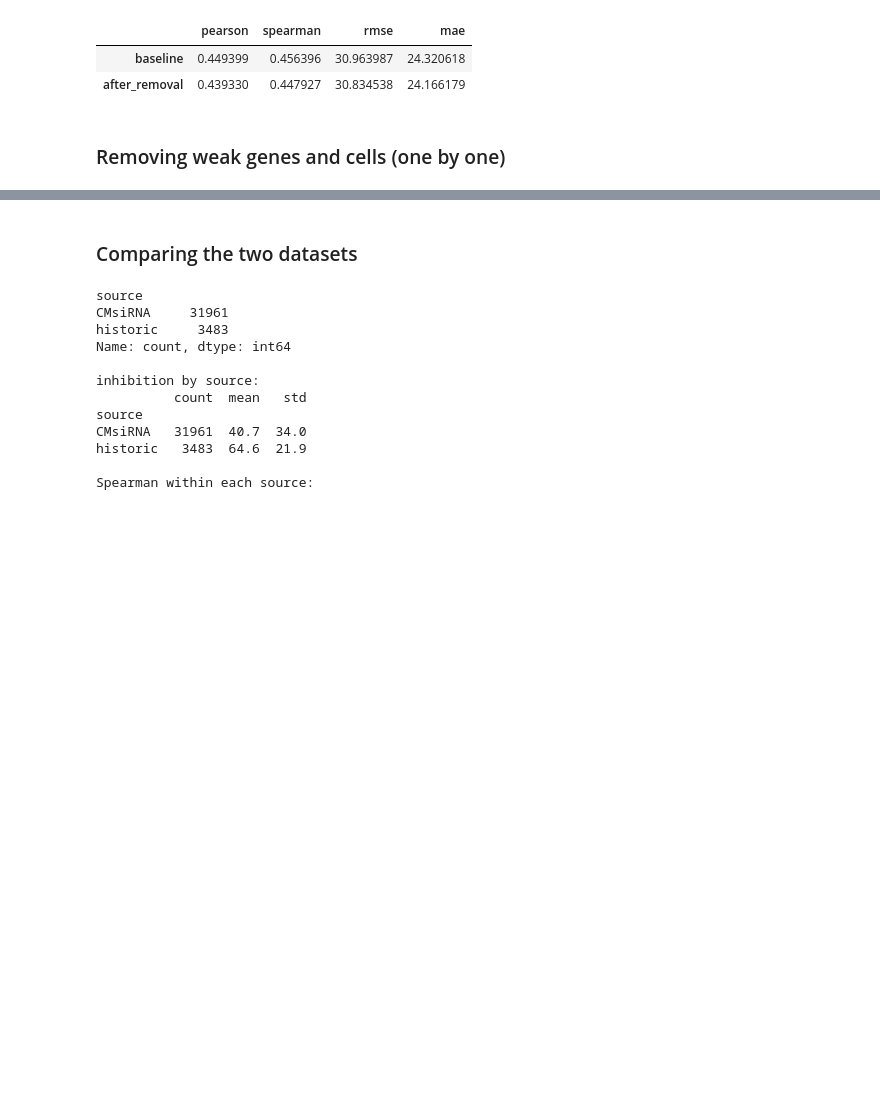
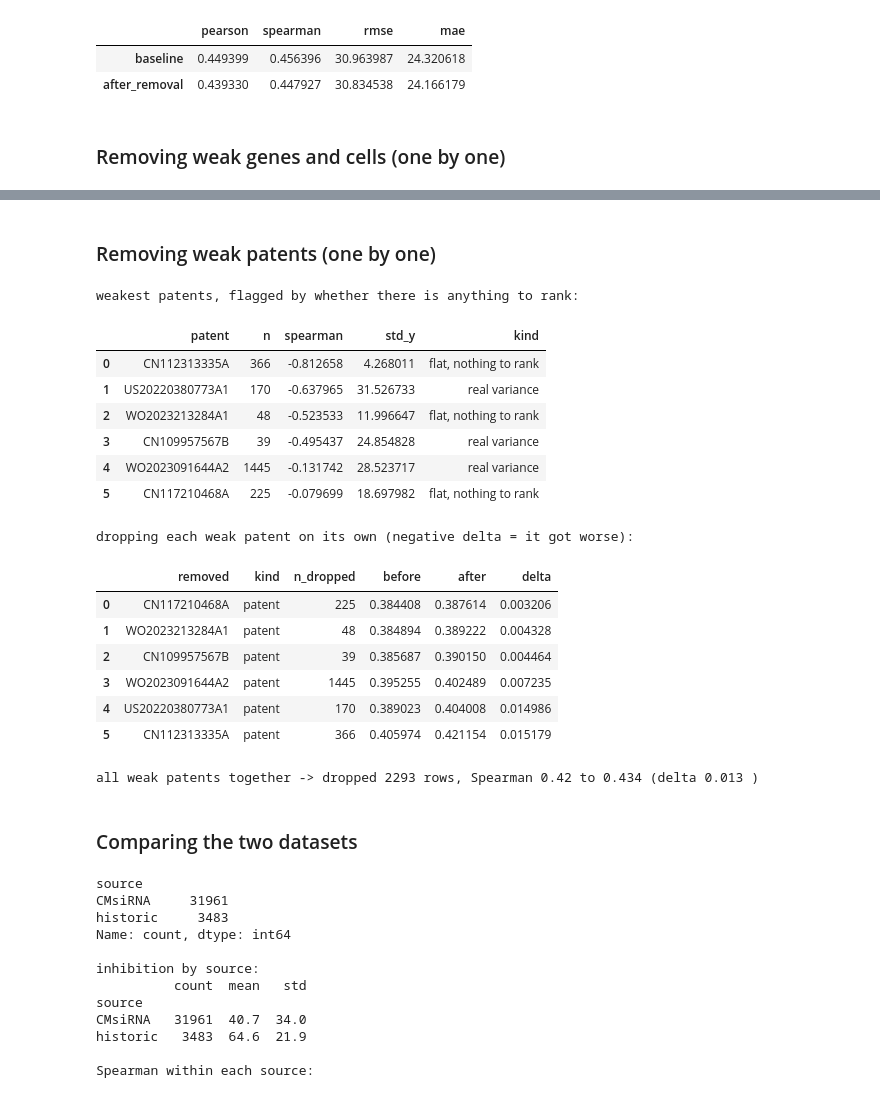
Before and after one commit to evelina-crypto/siRNA-Pharmaceutical-Modeling-with-Foundation-Models, a Jupyter notebook: classical_ml/data_investigation.ipynb, the cells around one changed output, grey strips where cells are left out. Drawn from its saved outputs; the diff is of its cells as text; code cells hidden in the pictures; blank space fills up the shorter version.

```diff
--- a/classical_ml/data_investigation.ipynb
+++ b/classical_ml/data_investigation.ipynb
@@ -695,3 +723,44 @@ for label, drop in [
+# %% [markdown]
+### Removing weak patents (one by one)
+# %%
+# the weakest patents, same idea as the weak genes and cells (min_n=20)
+weak_patents = by_patent.dropna(subset=["spearman"]).head(6).copy()
+weak_patents["kind"] = np.where(weak_patents["std_y"] > 20, "real variance", "flat, nothing to rank")
+print("weakest patents, flagged by whether there is anything to rank:")
+display(weak_patents[["patent", "n", "spearman", "std_y", "kind"]])
+
+#drop each weak patent from training only, then score on the rows we kept
+rows = []
+for pt in weak_patents["patent"]:
+    n, before, after = score_without((diag["patent"] == pt).to_numpy())
+    rows.append({"removed": pt, "kind": "patent", "n_dropped": n, "before": before, "after": after, "delta": after - before})
+patent_sweep = pd.DataFrame(rows).sort_values("delta").reset_index(drop=True)
+print("dropping each weak patent on its own (negative delta = it got worse):")
+display(patent_sweep)
+
+#and all of them together
+drop = diag["patent"].isin(weak_patents["patent"]).to_numpy()
+n, before, after = score_without(drop)
+print("all weak patents together -> dropped", n, "rows, Spearman",
+      round(before, 3), "to", round(after, 3), "(delta", round(after - before, 3), ")")
+# %% [output]
+weakest patents, flagged by whether there is anything to rank:
+|  | patent | n | spearman | std_y | kind |
+| 0 | CN112313335A | 366 | -0.812658 | 4.268011 | flat, nothing to rank |
+| 1 | US20220380773A1 | 170 | -0.637965 | 31.526733 | real variance |
+| 2 | WO2023213284A1 | 48 | -0.523533 | 11.996647 | flat, nothing to rank |
+| 3 | CN109957567B | 39 | -0.495437 | 24.854828 | real variance |
+| 4 | WO2023091644A2 | 1445 | -0.131742 | 28.523717 | real variance |
+| 5 | CN117210468A | 225 | -0.079699 | 18.697982 | flat, nothing to rank |
+dropping each weak patent on its own (negative delta = it got worse):
+|  | removed | kind | n_dropped | before | after | delta |
+| 0 | CN117210468A | patent | 225 | 0.384408 | 0.387614 | 0.003206 |
+| 1 | WO2023213284A1 | patent | 48 | 0.384894 | 0.389222 | 0.004328 |
+| 2 | CN109957567B | patent | 39 | 0.385687 | 0.390150 | 0.004464 |
+| 3 | WO2023091644A2 | patent | 1445 | 0.395255 | 0.402489 | 0.007235 |
+| 4 | US20220380773A1 | patent | 170 | 0.389023 | 0.404008 | 0.014986 |
+| 5 | CN112313335A | patent | 366 | 0.405974 | 0.421154 | 0.015179 |
+all weak patents together -> dropped 2293 rows, Spearman 0.42 to 0.434 (delta 0.013 )
 # %% [markdown]
 ### Comparing the two datasets
 # %%
```
Also changed, not shown: parts of 4 cells of this notebook.
